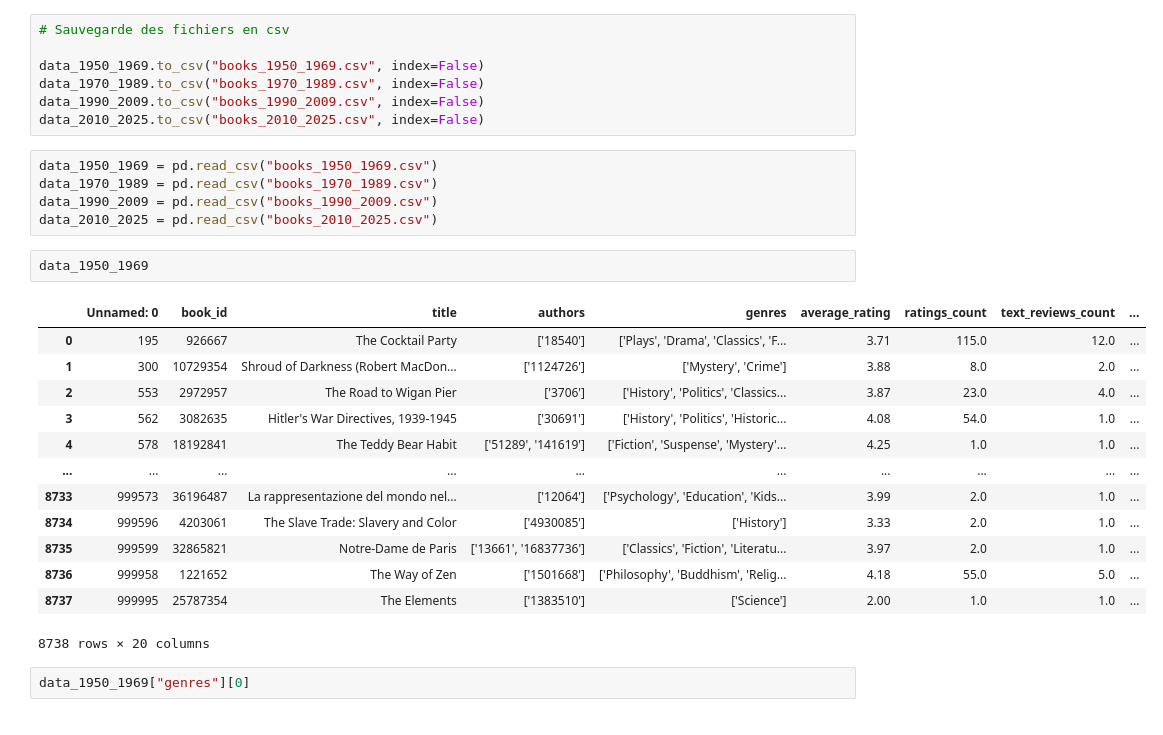
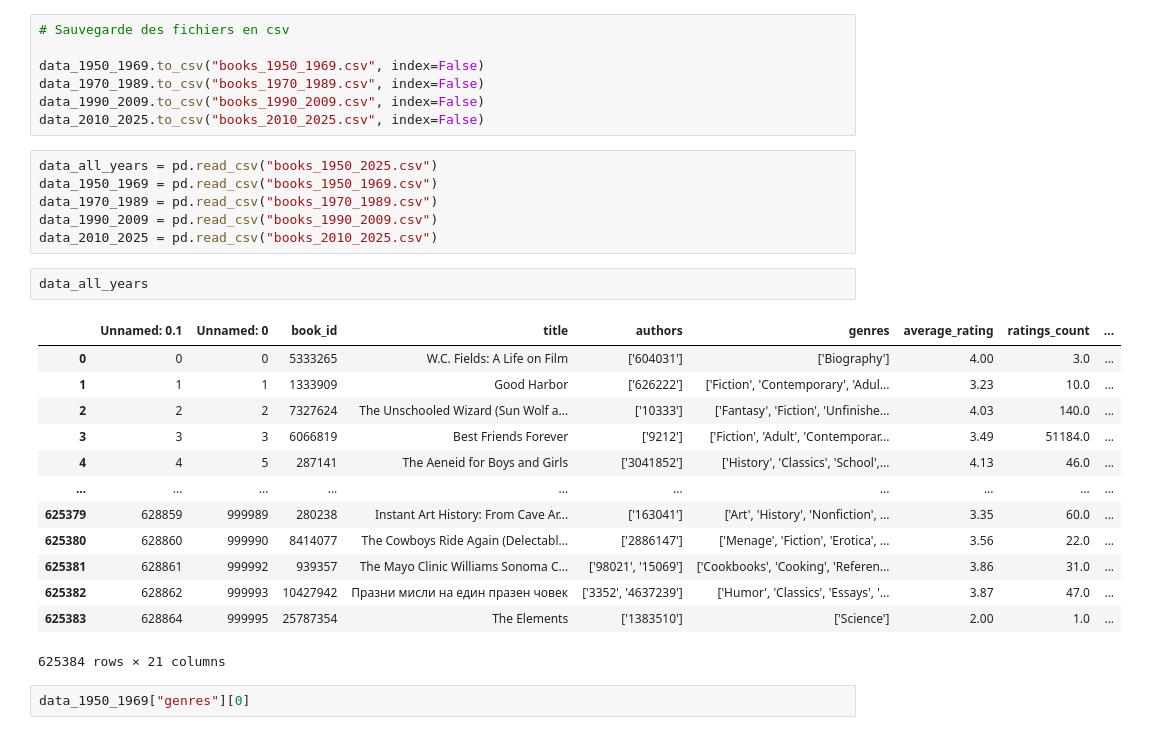
Before and after one commit to curtisguillaume/data_analyse_des_reseaux_sociaux, a Jupyter notebook: preprocessing_data_books.ipynb, the cells around one changed output. Saved outputs shown, nothing was run; the diff lists cells and outputs as text.

```diff
--- a/preprocessing_data_books.ipynb
+++ b/preprocessing_data_books.ipynb
@@ -552,26 +554,27 @@ data_1970_1989.to_csv("books_1970_1989.csv", index=False)
 data_1990_2009.to_csv("books_1990_2009.csv", index=False)
 data_2010_2025.to_csv("books_2010_2025.csv", index=False)
 # %%
+data_all_years = pd.read_csv("books_1950_2025.csv")
 data_1950_1969 = pd.read_csv("books_1950_1969.csv")
 data_1970_1989 = pd.read_csv("books_1970_1989.csv")
 data_1990_2009 = pd.read_csv("books_1990_2009.csv")
 data_2010_2025 = pd.read_csv("books_2010_2025.csv")
 # %%
-data_1950_1969
+data_all_years
 # %% [output]
-|  | Unnamed: 0 | book_id | title | authors | genres | average_rating | ratings_count | text_reviews_count | ... |
-| 0 | 195 | 926667 | The Cocktail Party | ['18540'] | ['Plays', 'Drama', 'Classics', 'F... | 3.71 | 115.0 | 12.0 | ... |
-| 1 | 300 | 10729354 | Shroud of Darkness (Robert MacDon... | ['1124726'] | ['Mystery', 'Crime'] | 3.88 | 8.0 | 2.0 | ... |
-| 2 | 553 | 2972957 | The Road to Wigan Pier | ['3706'] | ['History', 'Politics', 'Classics... | 3.87 | 23.0 | 4.0 | ... |
-| 3 | 562 | 3082635 | Hitler's War Directives, 1939-1945 | ['30691'] | ['History', 'Politics', 'Historic... | 4.08 | 54.0 | 1.0 | ... |
-| 4 | 578 | 18192841 | The Teddy Bear Habit | ['51289', '141619'] | ['Fiction', 'Suspense', 'Mystery'... | 4.25 | 1.0 | 1.0 | ... |
+|  | Unnamed: 0.1 | Unnamed: 0 | book_id | title | authors | genres | average_rating | ratings_count | ... |
+| 0 | 0 | 0 | 5333265 | W.C. Fields: A Life on Film | ['604031'] | ['Biography'] | 4.00 | 3.0 | ... |
+| 1 | 1 | 1 | 1333909 | Good Harbor | ['626222'] | ['Fiction', 'Contemporary', 'Adul... | 3.23 | 10.0 | ... |
+| 2 | 2 | 2 | 7327624 | The Unschooled Wizard (Sun Wolf a... | ['10333'] | ['Fantasy', 'Fiction', 'Unfinishe... | 4.03 | 140.0 | ... |
+| 3 | 3 | 3 | 6066819 | Best Friends Forever | ['9212'] | ['Fiction', 'Adult', 'Contemporar... | 3.49 | 51184.0 | ... |
+| 4 | 4 | 5 | 287141 | The Aeneid for Boys and Girls | ['3041852'] | ['History', 'Classics', 'School',... | 4.13 | 46.0 | ... |
 | ... | ... | ... | ... | ... | ... | ... | ... | ... | ... |
-| 8733 | 999573 | 36196487 | La rappresentazione del mondo nel... | ['12064'] | ['Psychology', 'Education', 'Kids... | 3.99 | 2.0 | 1.0 | ... |
-| 8734 | 999596 | 4203061 | The Slave Trade: Slavery and Color | ['4930085'] | ['History'] | 3.33 | 2.0 | 1.0 | ... |
-| 8735 | 999599 | 32865821 | Notre-Dame de Paris | ['13661', '16837736'] | ['Classics', 'Fiction', 'Literatu... | 3.97 | 2.0 | 1.0 | ... |
-| 8736 | 999958 | 1221652 | The Way of Zen | ['1501668'] | ['Philosophy', 'Buddhism', 'Relig... | 4.18 | 55.0 | 5.0 | ... |
-| 8737 | 999995 | 25787354 | The Elements | ['1383510'] | ['Science'] | 2.00 | 1.0 | 1.0 | ... |
+| 625379 | 628859 | 999989 | 280238 | Instant Art History: From Cave Ar... | ['163041'] | ['Art', 'History', 'Nonfiction', ... | 3.35 | 60.0 | ... |
+| 625380 | 628860 | 999990 | 8414077 | The Cowboys Ride Again (Delectabl... | ['2886147'] | ['Menage', 'Fiction', 'Erotica', ... | 3.56 | 22.0 | ... |
+| 625381 | 628861 | 999992 | 939357 | The Mayo Clinic Williams Sonoma C... | ['98021', '15069'] | ['Cookbooks', 'Cooking', 'Referen... | 3.86 | 31.0 | ... |
+| 625382 | 628862 | 999993 | 10427942 | Празни мисли на един празен човек | ['3352', '4637239'] | ['Humor', 'Classics', 'Essays', '... | 3.87 | 47.0 | ... |
+| 625383 | 628864 | 999995 | 25787354 | The Elements | ['1383510'] | ['Science'] | 2.00 | 1.0 | ... |
-8738 rows × 20 columns
+625384 rows × 21 columns
 # %%
 data_1950_1969["genres"][0]
 # %% [output]
```
Also changed, not shown: parts of 27 cells of this notebook.
